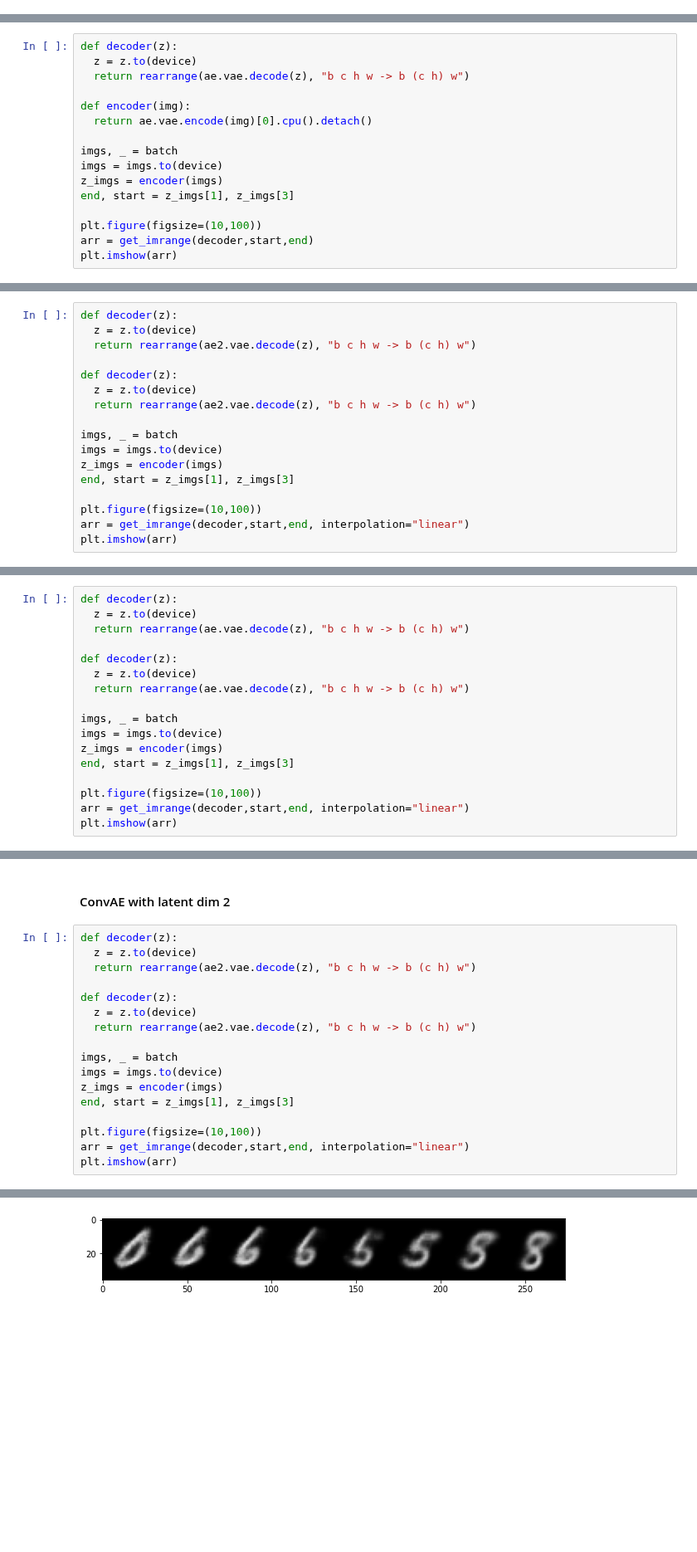
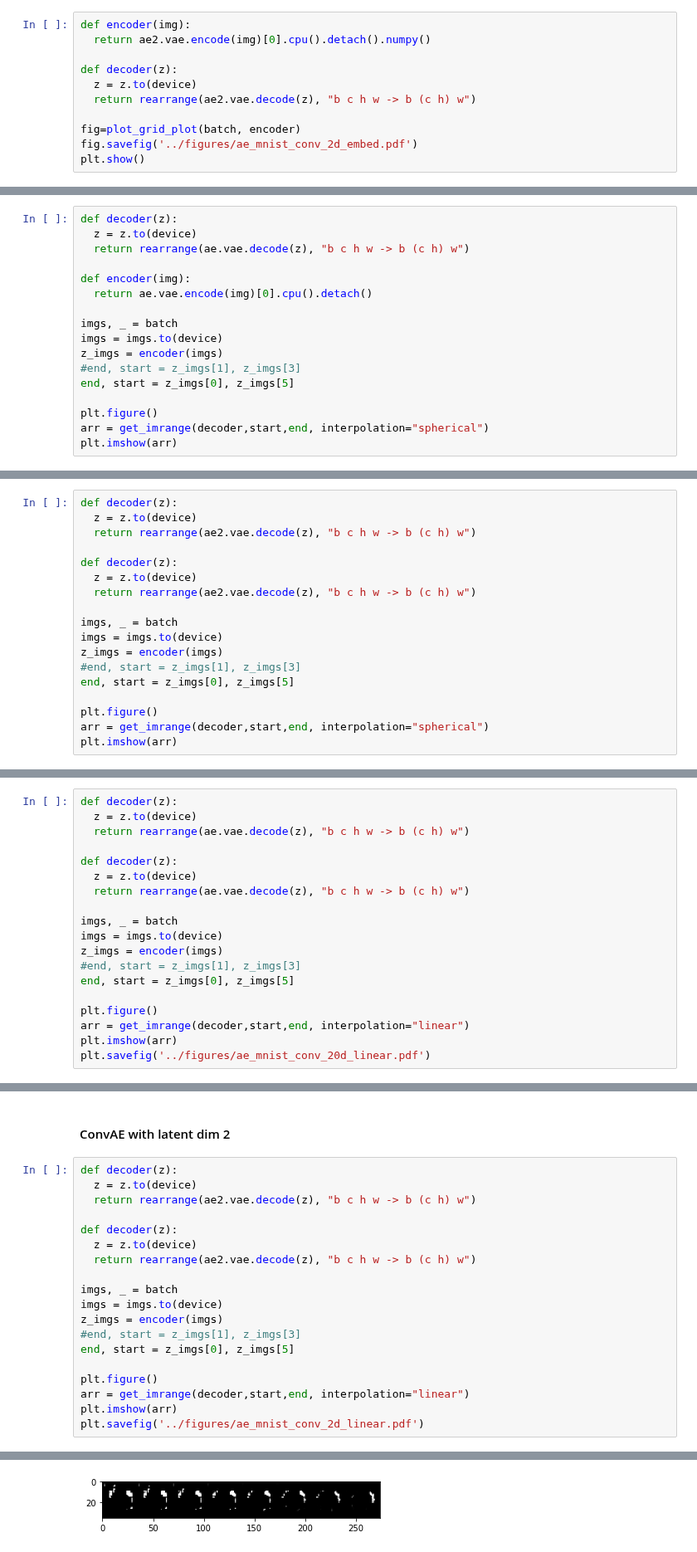
Before and after one commit to probml/probml-notebooks, a Jupyter notebook: notebooks/ae_mnist_conv.ipynb, the cells around one changed output, grey strips where cells are left out. Shown at 83% size. Drawn from its saved outputs; the diff is of its cells as text; blank space fills up the shorter version.

```diff
--- a/notebooks/ae_mnist_conv.ipynb
+++ b/notebooks/ae_mnist_conv.ipynb
@@ -214,0 +245,11 @@ plot_grid_plot(batch, encoder)
+# %%
+def encoder(img):
+  return ae2.vae.encode(img)[0].cpu().detach().numpy()
+
+def decoder(z):
+  z = z.to(device)
+  return rearrange(ae2.vae.decode(z), "b c h w -> b (c h) w")
+
+fig=plot_grid_plot(batch, encoder)
+fig.savefig('../figures/ae_mnist_conv_2d_embed.pdf')
+plt.show()
@@ -229,10 +272,11 @@ def encoder(img):
 imgs, _ = batch
 imgs = imgs.to(device)
 z_imgs = encoder(imgs)
-end, start = z_imgs[1], z_imgs[3]
+#end, start = z_imgs[1], z_imgs[3]
+end, start = z_imgs[0], z_imgs[5]
 
-plt.figure(figsize=(10,100))
-arr = get_imrange(decoder,start,end)
+plt.figure()
+arr = get_imrange(decoder,start,end, interpolation="spherical")
 plt.imshow(arr)
 # %% [output]
 <matplotlib.image.AxesImage at 0x...>
@@ -251,10 +295,11 @@ def decoder(z):
 imgs, _ = batch
 imgs = imgs.to(device)
 z_imgs = encoder(imgs)
-end, start = z_imgs[1], z_imgs[3]
+#end, start = z_imgs[1], z_imgs[3]
+end, start = z_imgs[0], z_imgs[5]
 
-plt.figure(figsize=(10,100))
-arr = get_imrange(decoder,start,end, interpolation="linear")
+plt.figure()
+arr = get_imrange(decoder,start,end, interpolation="spherical")
 plt.imshow(arr)
 # %% [output]
 <matplotlib.image.AxesImage at 0x...>
@@ -275,9 +320,11 @@ def decoder(z):
 imgs, _ = batch
 imgs = imgs.to(device)
 z_imgs = encoder(imgs)
-end, start = z_imgs[1], z_imgs[3]
+#end, start = z_imgs[1], z_imgs[3]
+end, start = z_imgs[0], z_imgs[5]
 
-plt.figure(figsize=(10,100))
+plt.figure()
 arr = get_imrange(decoder,start,end, interpolation="linear")
 plt.imshow(arr)
+plt.savefig('../figures/ae_mnist_conv_20d_linear.pdf')
 # %% [output]
@@ -297,9 +343,11 @@ def decoder(z):
 imgs, _ = batch
 imgs = imgs.to(device)
 z_imgs = encoder(imgs)
-end, start = z_imgs[1], z_imgs[3]
+#end, start = z_imgs[1], z_imgs[3]
+end, start = z_imgs[0], z_imgs[5]
 
-plt.figure(figsize=(10,100))
+plt.figure()
 arr = get_imrange(decoder,start,end, interpolation="linear")
 plt.imshow(arr)
+plt.savefig('../figures/ae_mnist_conv_2d_linear.pdf')
 # %% [output]
@@ -307 +354 @@ plt.imshow(arr)
-[figure, old version]
+[figure, new version]
```
Also changed, not shown: parts of 14 cells of this notebook.
